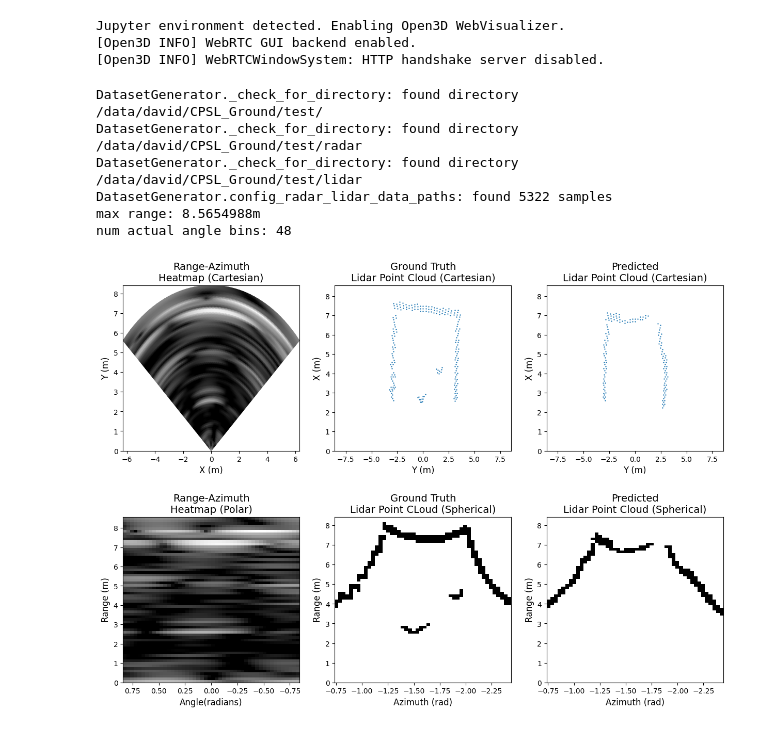
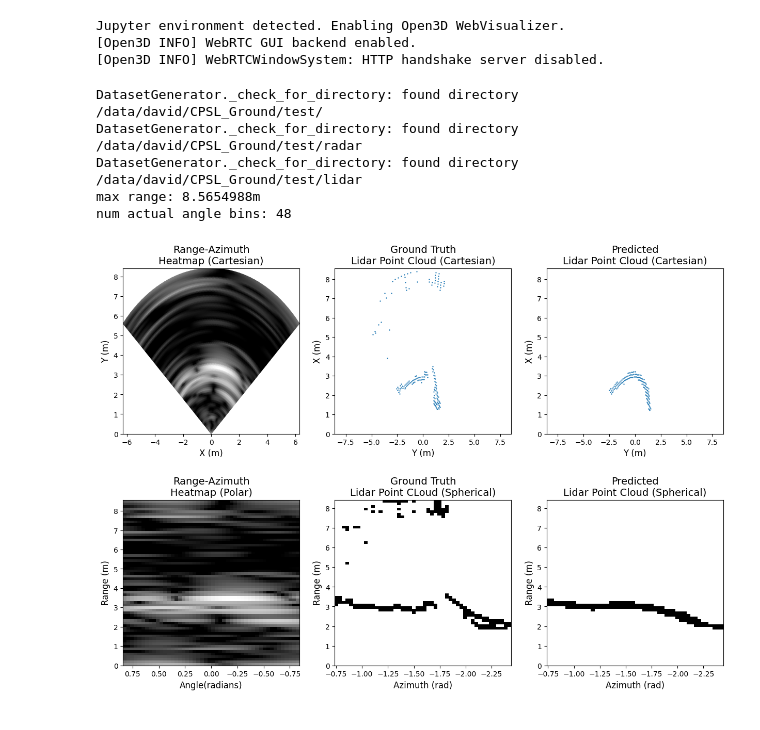
Before and after one commit to cpsl-research/radar-dev, a Jupyter notebook: Notebooks/view_results.ipynb, the cells around one changed output. Drawn from its saved outputs; the diff is of its cells as text; code cells hidden in the pictures.

```diff
--- a/Notebooks/view_results.ipynb
+++ b/Notebooks/view_results.ipynb
@@ -19,14 +19,19 @@ train_scenarios = [os.path.join(dataset_folder,scenario_folder) for
                    scenario_folder in scenario_folders[0:-1]]
 test_scenarios = [os.path.join(dataset_folder,scenario_folders[-1])]
 
+scenarios_to_use = test_scenarios
 
 #location that we wish to save the dataset to
 generated_dataset_path = "/data/david/CPSL_Ground/test/"
 
 #specifying the names for the files
 generated_file_name = "frame"
-generated_radar_data_folder = "radar"
-generated_lidar_data_folder = "lidar"
+radar_data_folder = "radar"
+lidar_data_folder = "lidar"
+
+#basic dataset settings
+num_chirps_to_save = 1
+num_previous_frames = 40
 
 #initialize the DatasetGenerator
 dataset_generator = DatasetGenerator()
@@ -34,21 +39,16 @@ dataset_generator = DatasetGenerator()
 dataset_generator.config_generated_dataset_paths(
     generated_dataset_path=generated_dataset_path,
     generated_file_name=generated_file_name,
-    generated_radar_data_folder=generated_radar_data_folder,
-    generated_lidar_data_folder=generated_lidar_data_folder,
+    generated_radar_data_folder=radar_data_folder,
+    generated_lidar_data_folder=lidar_data_folder,
     clear_existing_data=False
-)
-
-dataset_generator.config_radar_lidar_data_paths(
-    scenario_folders= test_scenarios,
-    radar_data_folder=generated_radar_data_folder,
-    lidar_data_folder=generated_lidar_data_folder
 )
 
 #configure the radar data processor
 dataset_generator.config_radar_data_processor(
     max_range_bin=64,
-    num_chirps_to_save=40,
+    num_chirps_to_save=num_chirps_to_save,
+    num_previous_frames=num_previous_frames,
     radar_fov= [-0.87, 0.87], #+/- 50 degrees
     num_angle_bins=64,
     power_range_dB=[60,105],
@@ -68,13 +68,13 @@ dataset_generator.config_lidar_data_processor(
     max_range_m=8.56,
     num_range_bins=64,
     angle_range_rad=[-np.pi/2 - 0.87,-np.pi/2 + 0.87], #[-np.pi /2 , np.pi /2],
-    num_angle_bins=48
+    num_angle_bins=48,
+    num_previous_frames=num_previous_frames
 )
 # %% [output]
 DatasetGenerator._check_for_directory: found directory /data/david/CPSL_Ground/test/
 DatasetGenerator._check_for_directory: found directory /data/david/CPSL_Ground/test/radar
 DatasetGenerator._check_for_directory: found directory /data/david/CPSL_Ground/test/lidar
-DatasetGenerator.config_radar_lidar_data_paths: found 5322 samples
 max range: 8.5654988m
 num actual angle bins: 48
 # %%
@@ -88,15 +88,15 @@ unet_transforms = [
 ]
 
 #initialize the viewer
-result_viewer = Viewer(
+result_analyzer = Analyzer(
     dataset_generator=dataset_generator,
     transforms_to_apply= unet_transforms,
-    working_dir="working_dir/CPSL_Ground",
-    model_file_name="trained_focal_b1024_e100.pth",
+    working_dir="working_dir/CPSL_Ground_frame_based",
+    model_file_name="trained_bce_b1024_e40.pth",
     cuda_device="cuda:0"
 )
 # %%
 #show the results for a given sample
-result_viewer.view_result(sample_idx=50)
+result_analyzer.view_result(sample_idx=222)
 # %% [output]
-[figure, old version]
+[figure, new version]
```
Also changed, not shown: parts of 2 cells of this notebook, 8 other files.
